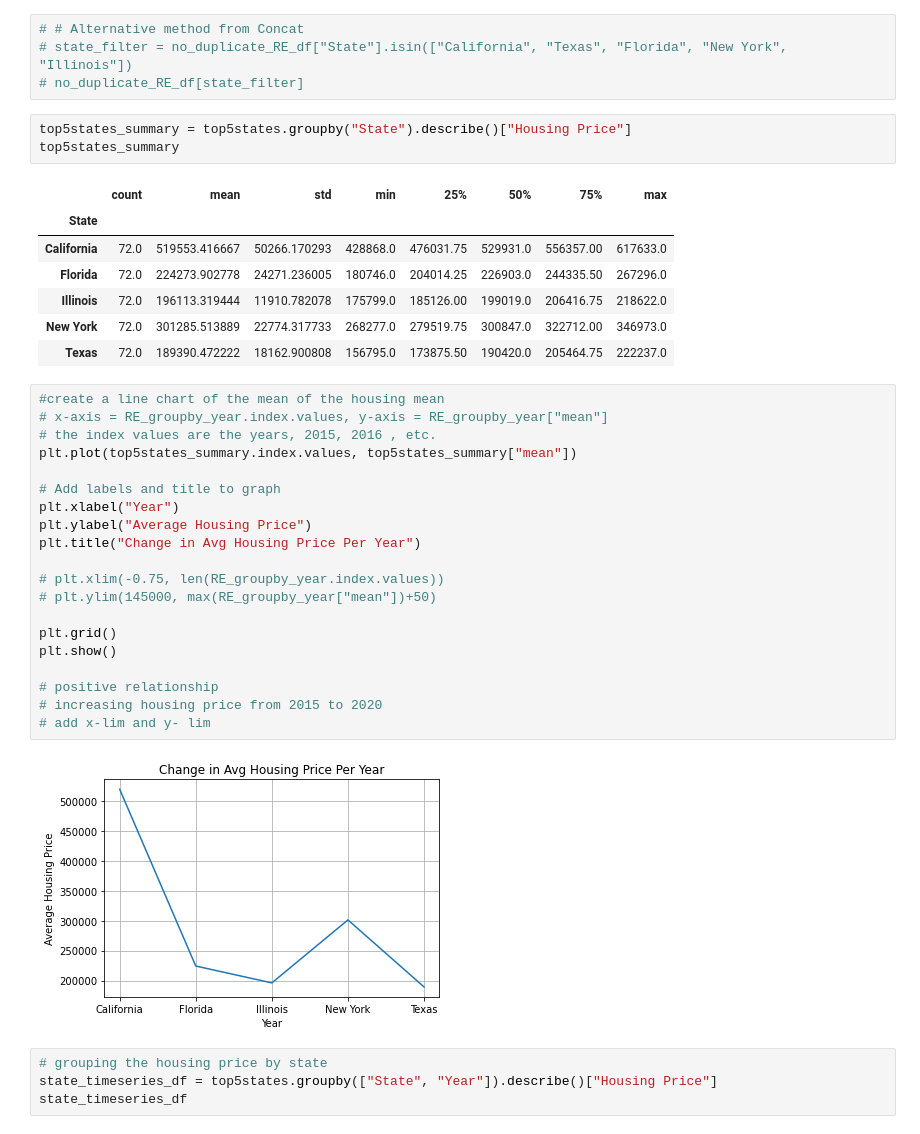
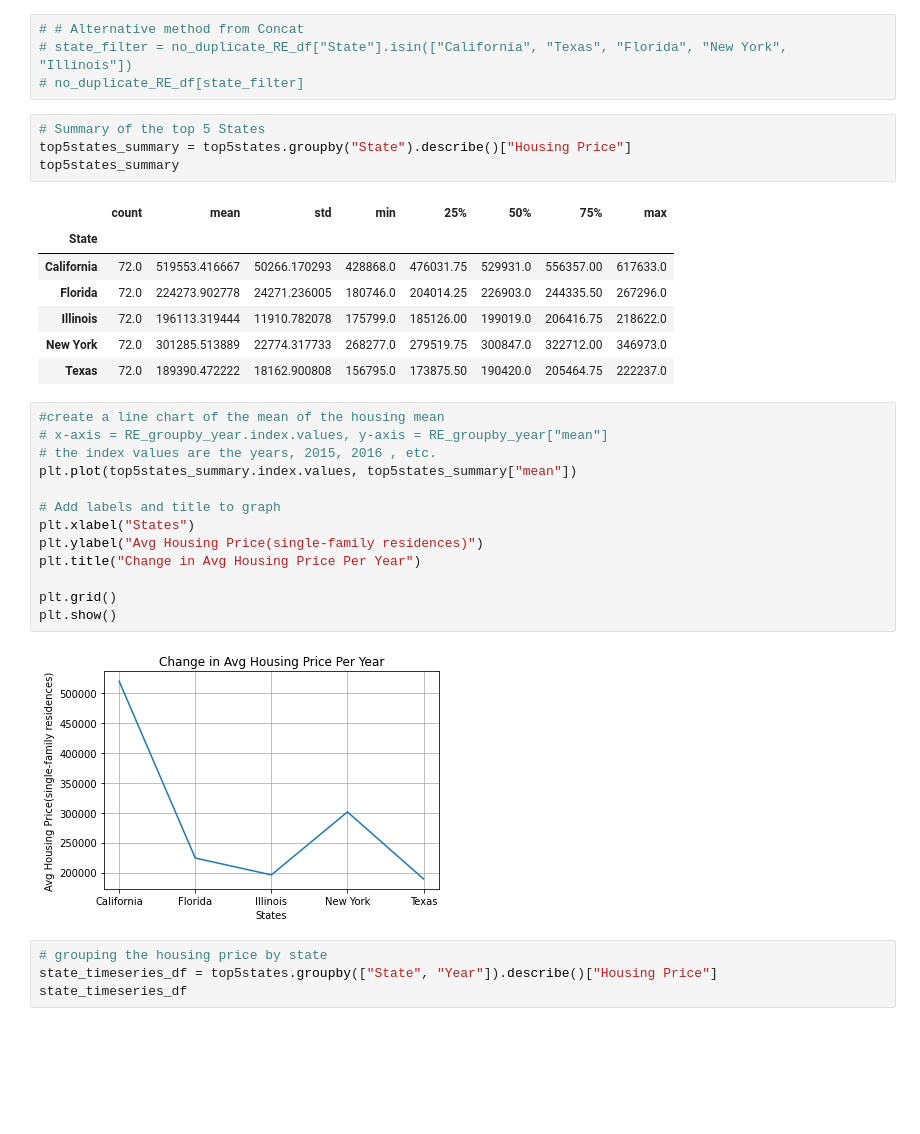
Before and after one commit to aliciasply/InterState-Migration, a Jupyter notebook: Code/Housing-Price-alicia.ipynb, the cells around one changed output. Cells and saved outputs as stored; diff of their text form; blank space fills up the shorter version.

```diff
--- a/Code/Housing-Price-alicia.ipynb
+++ b/Code/Housing-Price-alicia.ipynb
@@ -129,6 +126,7 @@ top5states.head()
 # state_filter = no_duplicate_RE_df["State"].isin(["California", "Texas", "Florida", "New York", "Illinois"])
 # no_duplicate_RE_df[state_filter]
 # %%
+# Summary of the top 5 States
 top5states_summary = top5states.groupby("State").describe()["Housing Price"]
 top5states_summary
 # %% [output]
@@ -142,25 +140,18 @@ top5states_summary
 # %%
 #create a line chart of the mean of the housing mean
 # x-axis = RE_groupby_year.index.values, y-axis = RE_groupby_year["mean"]
 # the index values are the years, 2015, 2016 , etc.
 plt.plot(top5states_summary.index.values, top5states_summary["mean"])
 
 # Add labels and title to graph
-plt.xlabel("Year")
-plt.ylabel("Average Housing Price")
+plt.xlabel("States")
+plt.ylabel("Avg Housing Price(single-family residences)")
 plt.title("Change in Avg Housing Price Per Year")
-
-# plt.xlim(-0.75, len(RE_groupby_year.index.values))
-# plt.ylim(145000, max(RE_groupby_year["mean"])+50)
 
 plt.grid()
 plt.show()
-
-# positive relationship
-# increasing housing price from 2015 to 2020
-# add x-lim and y- lim
 # %% [output]
-[figure, old version]
+[figure, new version]
 # %%
 # grouping the housing price by state
 state_timeseries_df = top5states.groupby(["State", "Year"]).describe()["Housing Price"]
```
Also changed, not shown: parts of 17 cells of this notebook, 6 other files.
